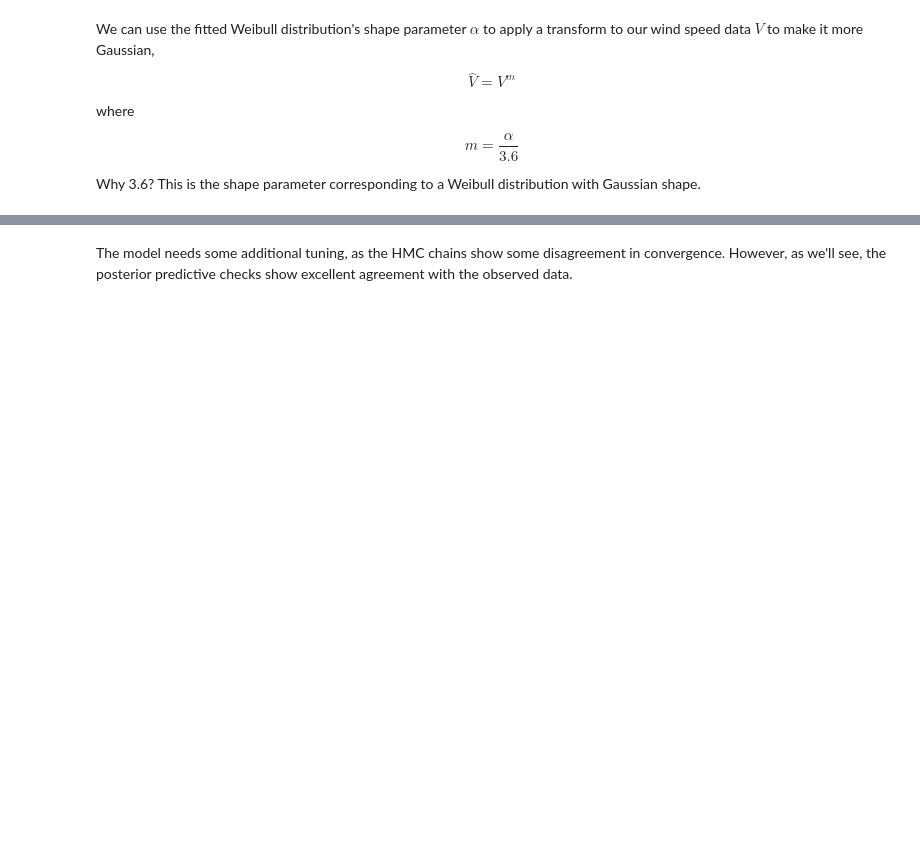
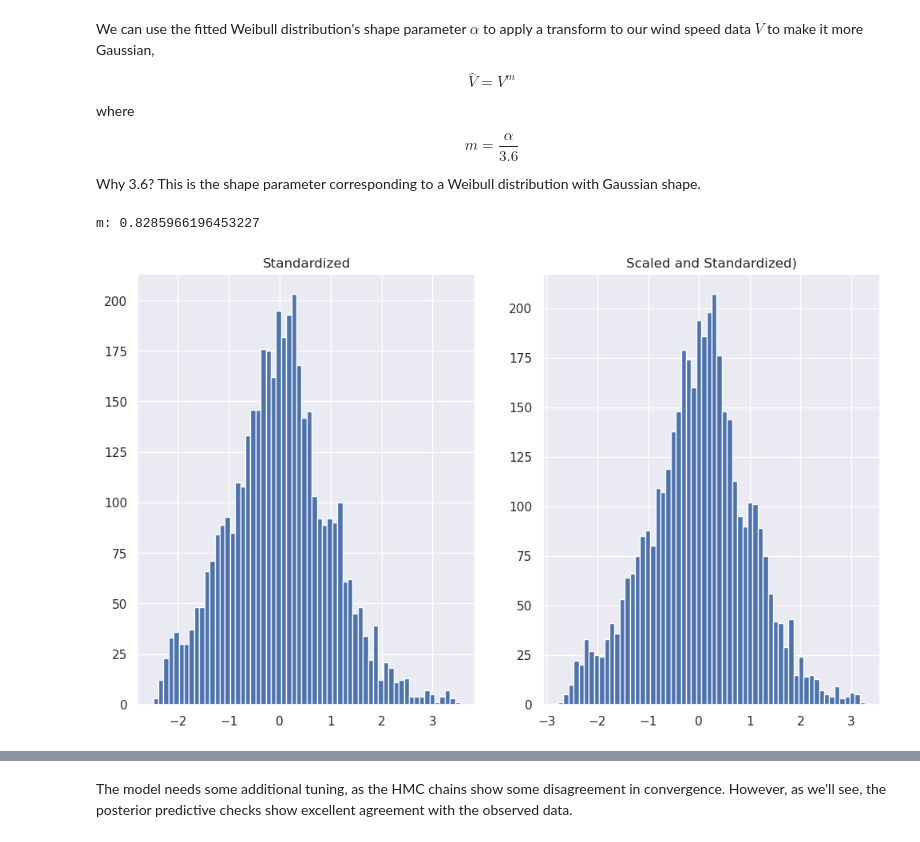
Before and after one commit to camirmas/REStats, a Jupyter notebook: REStats/notebooks/forecast.ipynb, the cells around one changed output, grey strips where cells are left out. Drawn from its saved outputs; the diff is of its cells as text; code cells hidden in the pictures; blank space fills up the shorter version.

```diff
--- a/REStats/notebooks/forecast.ipynb
+++ b/REStats/notebooks/forecast.ipynb
@@ -365,0 +122,4 @@ The Power -> Power model works reasonably well, but it’s based on the assumpti
+# %%
+wt_1m = wt[(wt.index >= "2020-02-01") & (wt.index < "2020-03-01")]
+
+ws = wt_1m["Wind speed"]
@@ -377,3 +143,4 @@ with pm.Model() as wb_model:
 
     idata_wb = pm.sample(2000, random_seed=100)
     pm.sample_posterior_predictive(idata_wb, extend_inferencedata=True)
+    pm.compute_log_likelihood(idata_wb)
@@ -409,7 +204,12 @@ $$
 
 Why 3.6? This is the shape parameter corresponding to a Weibull distribution with Gaussian shape.
 # %%
+shape = idata_wb.posterior.alpha.mean(["chain", "draw"]).item(0)
+scale = idata_wb.posterior.beta.mean(["chain", "draw"]).item(0)
+
 m = shape / 3.6
 v = ws**m
 
 print(f"m: {m}")
+# %% [output]
+m: 0.8285966196453227
@@ -425,2 +216,14 @@ fig.show()
+# %%
+fig, ax = plt.subplots(1, 2, figsize=(12, 7))
+
+ax[0].set_title("Standardized")
+ax[0].hist(standardize(ws, ws), bins=60)
+
+ax[1].set_title("Scaled and Standardized")
+ax[1].hist(standardize(v, v), bins=60)
+
+fig.show()
+# %% [output]
+[figure, added]
 # %%
 #| output: false
```
Also changed, not shown: parts of 53 cells of this notebook, 6 other files.
